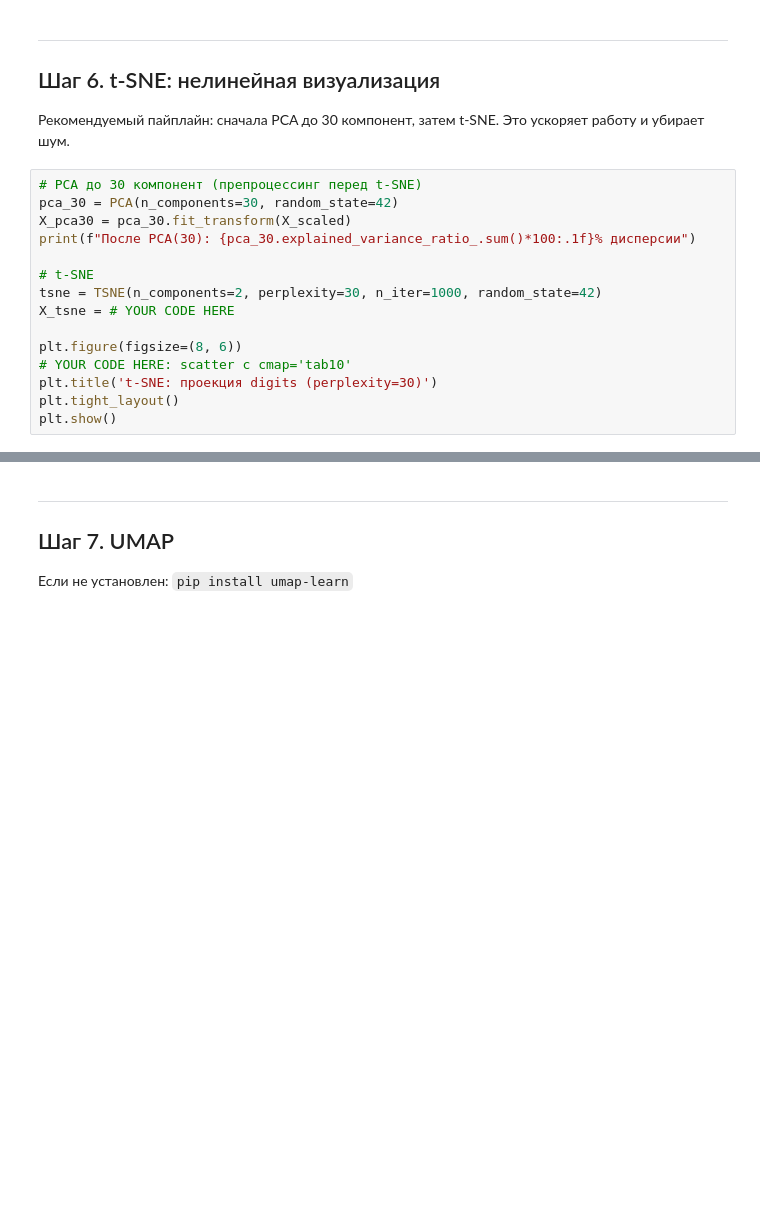
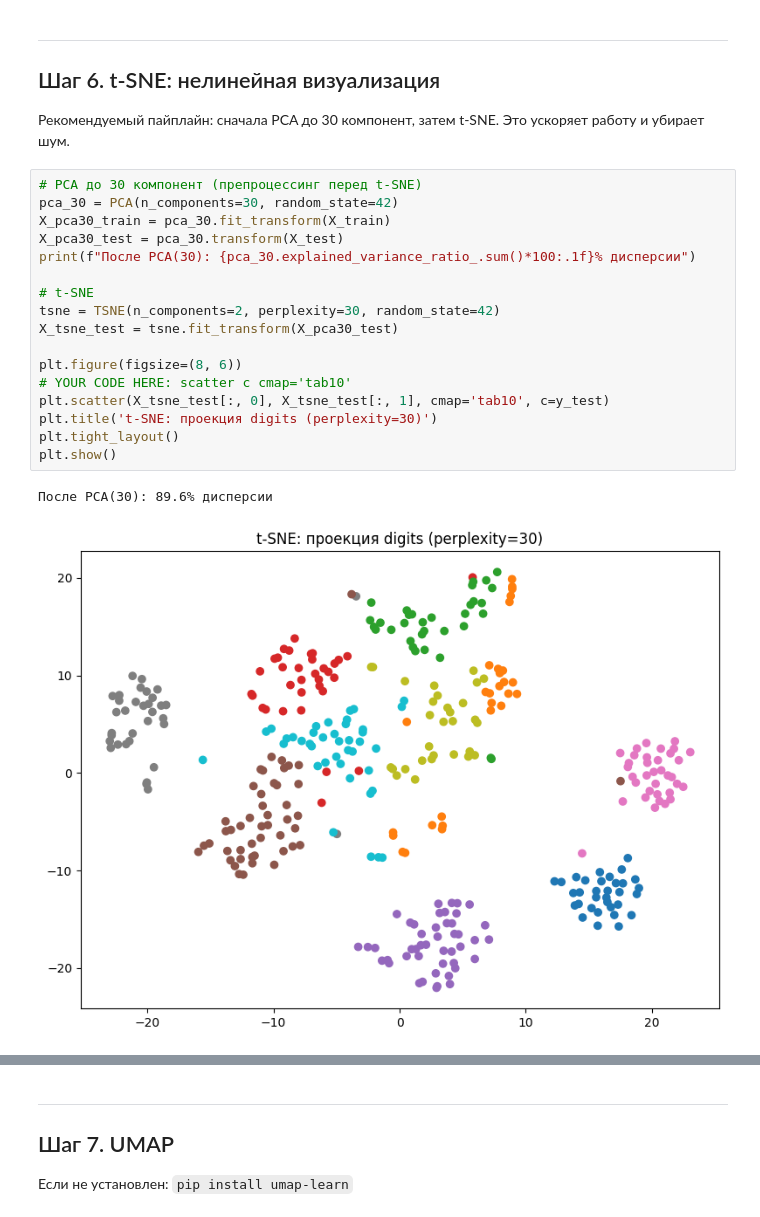
Before and after one commit to topj0bstule/ML_Course, a Jupyter notebook: hw18_/pca_practice_student.ipynb, the cells around one changed output, grey strips where cells are left out. Cells and saved outputs as stored; diff of their text form; blank space fills up the shorter version.

```diff
--- a/hw18_/pca_practice_student.ipynb
+++ b/hw18_/pca_practice_student.ipynb
@@ -235,18 +235,23 @@ PCA 80% (21 компонент)             : 0.9472
 # %%
 # PCA до 30 компонент (препроцессинг перед t-SNE)
 pca_30 = PCA(n_components=30, random_state=42)
-X_pca30 = pca_30.fit_transform(X_scaled)
+X_pca30_train = pca_30.fit_transform(X_train)
+X_pca30_test = pca_30.transform(X_test)
 print(f"После PCA(30): {pca_30.explained_variance_ratio_.sum()*100:.1f}% дисперсии")
 
 # t-SNE
-tsne = TSNE(n_components=2, perplexity=30, n_iter=1000, random_state=42)
-X_tsne = # YOUR CODE HERE
+tsne = TSNE(n_components=2, perplexity=30, random_state=42)
+X_tsne_test = tsne.fit_transform(X_pca30_test)
 
 plt.figure(figsize=(8, 6))
 # YOUR CODE HERE: scatter с cmap='tab10'
+plt.scatter(X_tsne_test[:, 0], X_tsne_test[:, 1], cmap='tab10', c=y_test)
 plt.title('t-SNE: проекция digits (perplexity=30)')
 plt.tight_layout()
 plt.show()
+# %% [output]
+После PCA(30): 89.6% дисперсии
+[figure, added]
 # %%
 # Эксперимент с perplexity: 5, 30, 100
 fig, axes = plt.subplots(1, 3, figsize=(15, 5))
```
Also changed, not shown: parts of 1 cell of this notebook.
